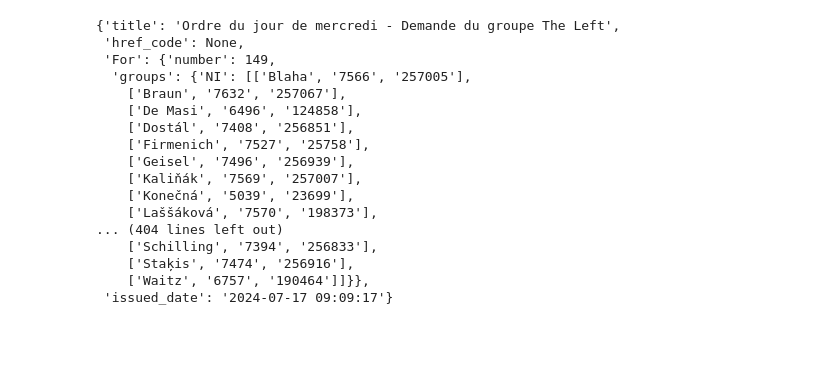
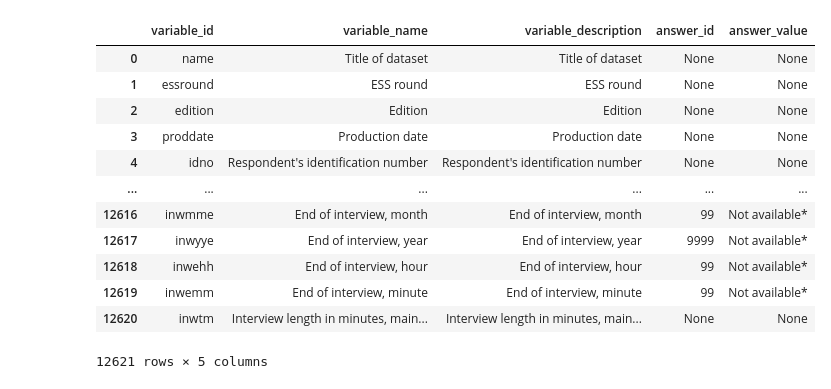
Before and after one commit to dawtasso/eu_survey_correlation, a Jupyter notebook: backend/notebooks/draft.ipynb, the cells around one changed output. Saved outputs shown, nothing was run; the diff lists cells and outputs as text; code cells hidden in the pictures; blank space fills up the shorter version.

```diff
--- a/backend/notebooks/draft.ipynb
+++ b/backend/notebooks/draft.ipynb
@@ -7,20 +4,21 @@ with open("data/votes/test.json", "r") as f:
-# %%
-data["169367"]
-# %% [output]
-{'title': 'Ordre du jour de mercredi - Demande du groupe The Left',
- 'href_code': None,
- 'For': {'number': 149,
-  'groups': {'NI': [['Blaha', '7566', '257005'],
-    ['Braun', '7632', '257067'],
-    ['De Masi', '6496', '124858'],
-    ['Dostál', '7408', '256851'],
-    ['Firmenich', '7527', '25758'],
-    ['Geisel', '7496', '256939'],
-    ['Kaliňák', '7569', '257007'],
-    ['Konečná', '5039', '23699'],
-    ['Laššáková', '7570', '198373'],
-... (404 lines left out)
-    ['Schilling', '7394', '256833'],
-    ['Staķis', '7474', '256916'],
-    ['Waitz', '6757', '190464']]}},
- 'issued_date': '2024-07-17 09:09:17'}
+# %%
+from eu_survey_correlation.surveys.ess_scraper import ESSCodebookParser
+
+parser = ESSCodebookParser("data/surveys/ess/ESS8e02_3 codebook.html")
+variable_df = parser.parse()
+# %%
+variable_df
+# %% [output]
+|  | variable_id | variable_name | variable_description | answer_id | answer_value |
+| 0 | name | Title of dataset | Title of dataset | None | None |
+| 1 | essround | ESS round | ESS round | None | None |
+| 2 | edition | Edition | Edition | None | None |
+| 3 | proddate | Production date | Production date | None | None |
+| 4 | idno | Respondent's identification number | Respondent's identification number | None | None |
+| ... | ... | ... | ... | ... | ... |
+| 12616 | inwmme | End of interview, month | End of interview, month | 99 | Not available* |
+| 12617 | inwyye | End of interview, year | End of interview, year | 9999 | Not available* |
+| 12618 | inwehh | End of interview, hour | End of interview, hour | 99 | Not available* |
+| 12619 | inwemm | End of interview, minute | End of interview, minute | 99 | Not available* |
+| 12620 | inwtm | Interview length in minutes, main... | Interview length in minutes, main... | None | None |
+12621 rows × 5 columns
```
Also changed, not shown: parts of 7 cells of this notebook, 4 other files.
